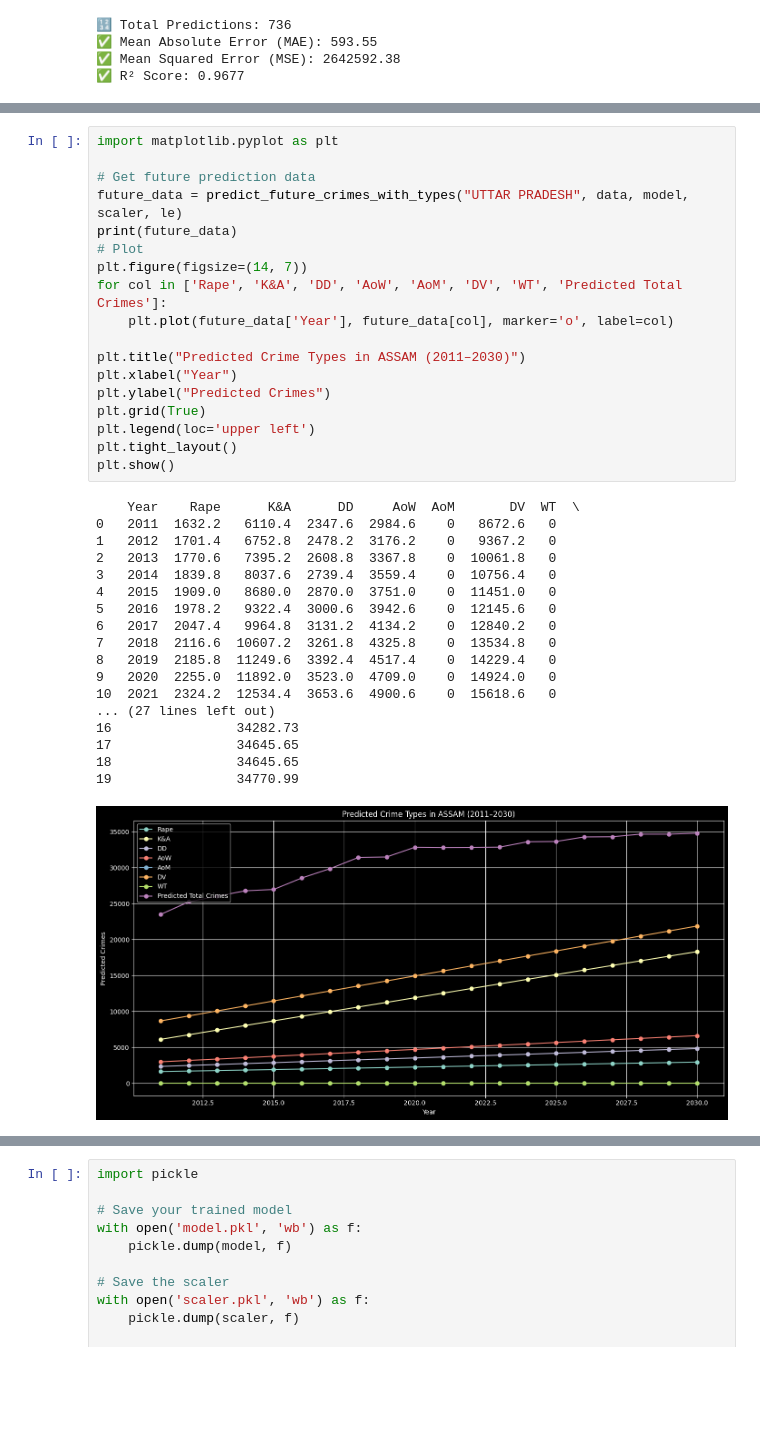
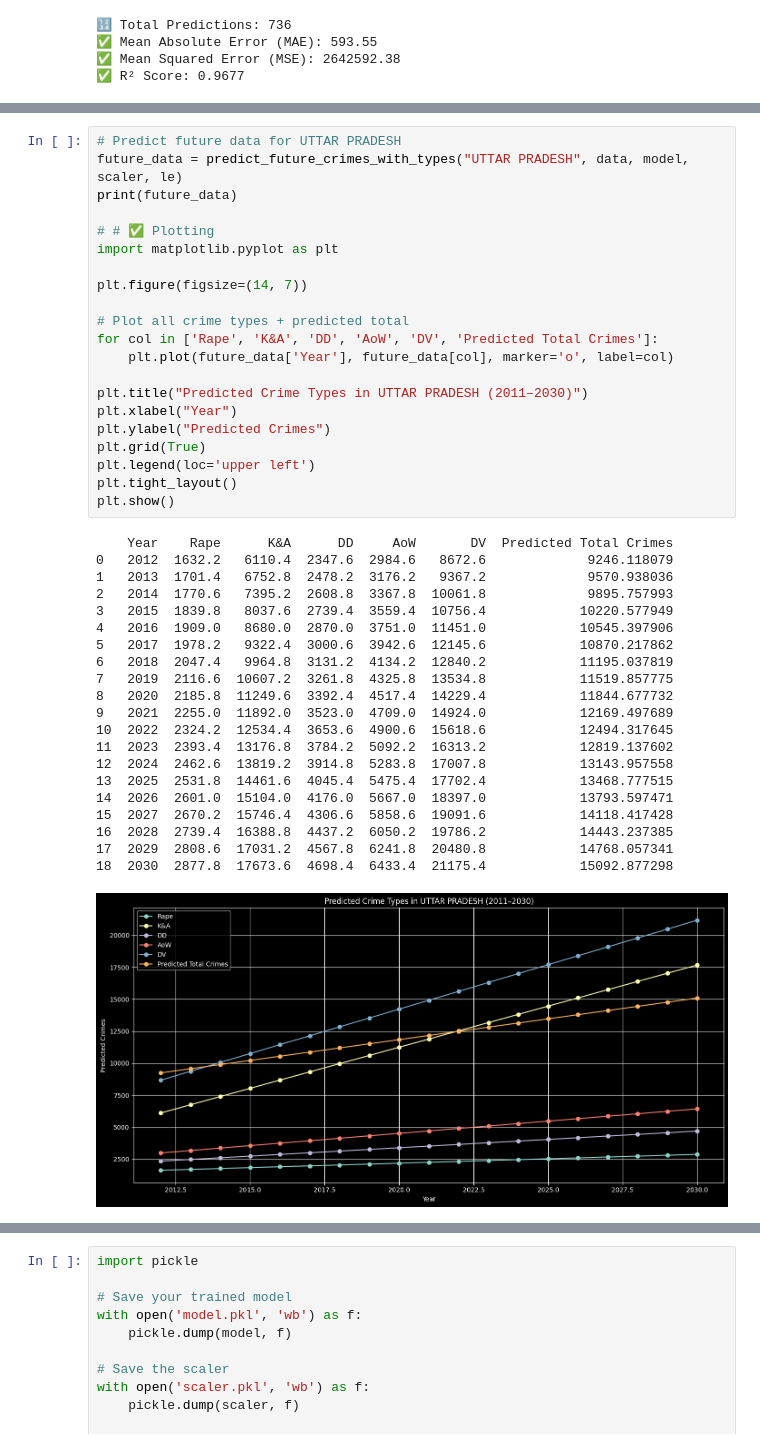
Before and after one commit to AakashShah07/Crime_priction_system, a Jupyter notebook: new.ipynb, the cells around one changed output, grey strips where cells are left out. Saved outputs shown, nothing was run; the diff lists cells and outputs as text; blank space fills up the shorter version.

```diff
--- a/new.ipynb
+++ b/new.ipynb
@@ -511,37 +673,43 @@ def predict_future_crimes_with_types(state_name, data, model, scaler, label_enco
 # %%
+# Predict future data for UTTAR PRADESH
+future_data = predict_future_crimes_with_types("UTTAR PRADESH", data, model, scaler, le)
+print(future_data)
+
+# # ✅ Plotting
 import matplotlib.pyplot as plt
 
-# Get future prediction data
-future_data = predict_future_crimes_with_types("UTTAR PRADESH", data, model, scaler, le)
-print(future_data)
-# Plot
 plt.figure(figsize=(14, 7))
-for col in ['Rape', 'K&A', 'DD', 'AoW', 'AoM', 'DV', 'WT', 'Predicted Total Crimes']:
+
+# Plot all crime types + predicted total
+for col in ['Rape', 'K&A', 'DD', 'AoW', 'DV', 'Predicted Total Crimes']:
     plt.plot(future_data['Year'], future_data[col], marker='o', label=col)
 
-plt.title("Predicted Crime Types in ASSAM (2011–2030)")
+plt.title("Predicted Crime Types in UTTAR PRADESH (2011–2030)")
 plt.xlabel("Year")
 plt.ylabel("Predicted Crimes")
 plt.grid(True)
 plt.legend(loc='upper left')
 plt.tight_layout()
 plt.show()
 # %% [output]
-    Year    Rape      K&A      DD     AoW  AoM       DV  WT  \
-0   2011  1632.2   6110.4  2347.6  2984.6    0   8672.6   0
-1   2012  1701.4   6752.8  2478.2  3176.2    0   9367.2   0
-2   2013  1770.6   7395.2  2608.8  3367.8    0  10061.8   0
-3   2014  1839.8   8037.6  2739.4  3559.4    0  10756.4   0
-4   2015  1909.0   8680.0  2870.0  3751.0    0  11451.0   0
-5   2016  1978.2   9322.4  3000.6  3942.6    0  12145.6   0
-6   2017  2047.4   9964.8  3131.2  4134.2    0  12840.2   0
-7   2018  2116.6  10607.2  3261.8  4325.8    0  13534.8   0
-8   2019  2185.8  11249.6  3392.4  4517.4    0  14229.4   0
-9   2020  2255.0  11892.0  3523.0  4709.0    0  14924.0   0
-10  2021  2324.2  12534.4  3653.6  4900.6    0  15618.6   0
-... (27 lines left out)
-16                34282.73
-17                34645.65
-18                34645.65
-19                34770.99
+    Year    Rape      K&A      DD     AoW       DV  Predicted Total Crimes
+0   2012  1632.2   6110.4  2347.6  2984.6   8672.6             9246.118079
+1   2013  1701.4   6752.8  2478.2  3176.2   9367.2             9570.938036
+2   2014  1770.6   7395.2  2608.8  3367.8  10061.8             9895.757993
+3   2015  1839.8   8037.6  2739.4  3559.4  10756.4            10220.577949
+4   2016  1909.0   8680.0  2870.0  3751.0  11451.0            10545.397906
+5   2017  1978.2   9322.4  3000.6  3942.6  12145.6            10870.217862
+6   2018  2047.4   9964.8  3131.2  4134.2  12840.2            11195.037819
+7   2019  2116.6  10607.2  3261.8  4325.8  13534.8            11519.857775
+8   2020  2185.8  11249.6  3392.4  4517.4  14229.4            11844.677732
+9   2021  2255.0  11892.0  3523.0  4709.0  14924.0            12169.497689
+10  2022  2324.2  12534.4  3653.6  4900.6  15618.6            12494.317645
+11  2023  2393.4  13176.8  3784.2  5092.2  16313.2            12819.137602
+12  2024  2462.6  13819.2  3914.8  5283.8  17007.8            13143.957558
+13  2025  2531.8  14461.6  4045.4  5475.4  17702.4            13468.777515
+14  2026  2601.0  15104.0  4176.0  5667.0  18397.0            13793.597471
+15  2027  2670.2  15746.4  4306.6  5858.6  19091.6            14118.417428
+16  2028  2739.4  16388.8  4437.2  6050.2  19786.2            14443.237385
+17  2029  2808.6  17031.2  4567.8  6241.8  20480.8            14768.057341
+18  2030  2877.8  17673.6  4698.4  6433.4  21175.4            15092.877298
-[figure, old version]
+[figure, new version]
```
Also changed, not shown: parts of 19 cells of this notebook, 2 other files.
